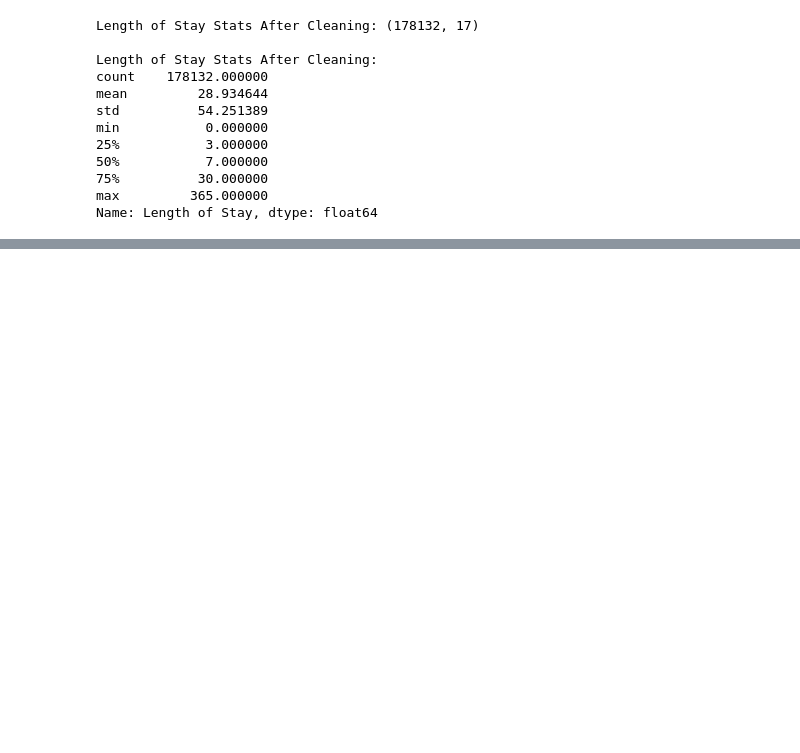
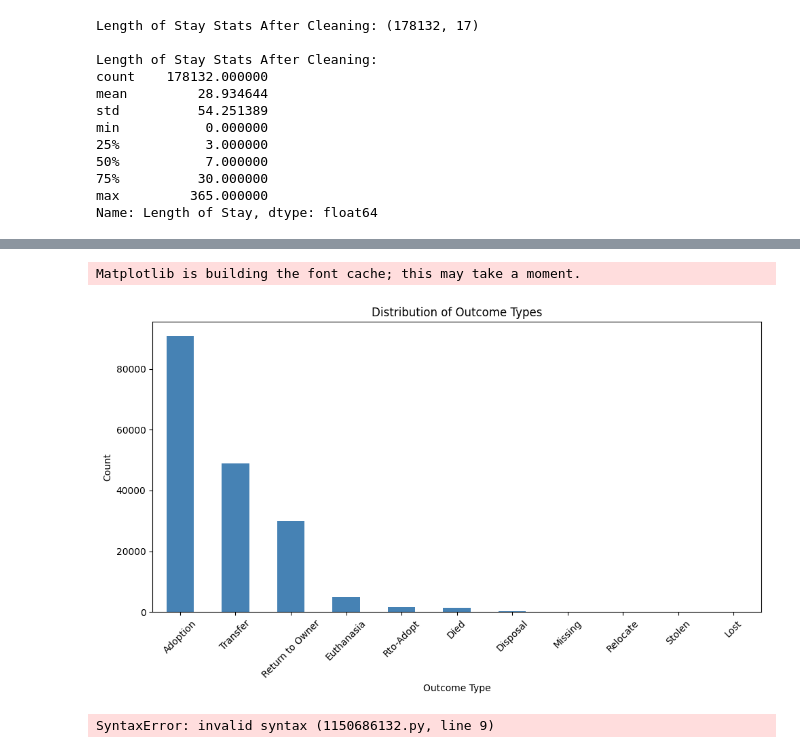
Before and after one commit to hstuken-oss/capstone-predicting-adoption-outcomes, a Jupyter notebook: capstone.ipynb, the cells around one changed output, grey strips where cells are left out. Cells and saved outputs as stored; diff of their text form; code cells hidden in the pictures; blank space fills up the shorter version.

Commit message:
Exploratory analysis - outcome distribution charts

```diff
--- a/capstone.ipynb
+++ b/capstone.ipynb
@@ -310,0 +314,48 @@ Name: Length of Stay, dtype: float64
+# %%
+import matplotlib.pyplot as plt
+import seaborn as sns
+
+#outcome type distribution figure
+plt.figure(figsize=(10, 6))
+df['Outcome Type'].value_counts().plot(kind='bar', color='steelblue')
+plt.title('Distribution of Outcome Types')
+plt.xlabel('Outcome Type')
+plt.ylabel('Count')
+plt.xticks(rotation=45)
+plt.tight_layout()
+plt.show()
+# %% [output]
+Matplotlib is building the font cache; this may take a moment.
+[figure, added]
+# %%
+#consolidate outcome types into fourmain categories
+outcome_mapping = {
+    'Adoption' : 'Adopted',
+    'Rto-Adopt' : 'Adopted',
+    'Transfer' : 'Transferred',
+    'Relocate' : 'Transferred',
+    'Return to Owner' : 'Returned to Owner',
+    'Euthanasia' : 'Other'
+    'Died': 'Other',
+    'Disposal' : 'Other',
+    'Missing' : 'Other',
+    'Stolen' : 'Other',
+    'Lost' : 'Other',
+}
+
+df['Outcome Category'] = df['Outcome Type'].map(outcome_mapping)
+
+print("Outcome Category Distribution:")
+print(df['Outcome Category'].value_counts())
+
+#plot the new outcome category distribution
+plt.figure(figsize=(8, 5))
+df['Outcome Category'].value_counts().plot(kind='bar', color='coral')
+plt.title('Consolidated Outcome Category Distribution')
+plt.xlabel('Outcome Category')
+plt.ylabel('Count')
+plt.xticks(rotation=45)
+plt.tight_layout()
+plt.show()
+# %% [output]
+SyntaxError: invalid syntax (1150686132.py, line 9)
```
Also changed, not shown: parts of 1 cell of this notebook.
